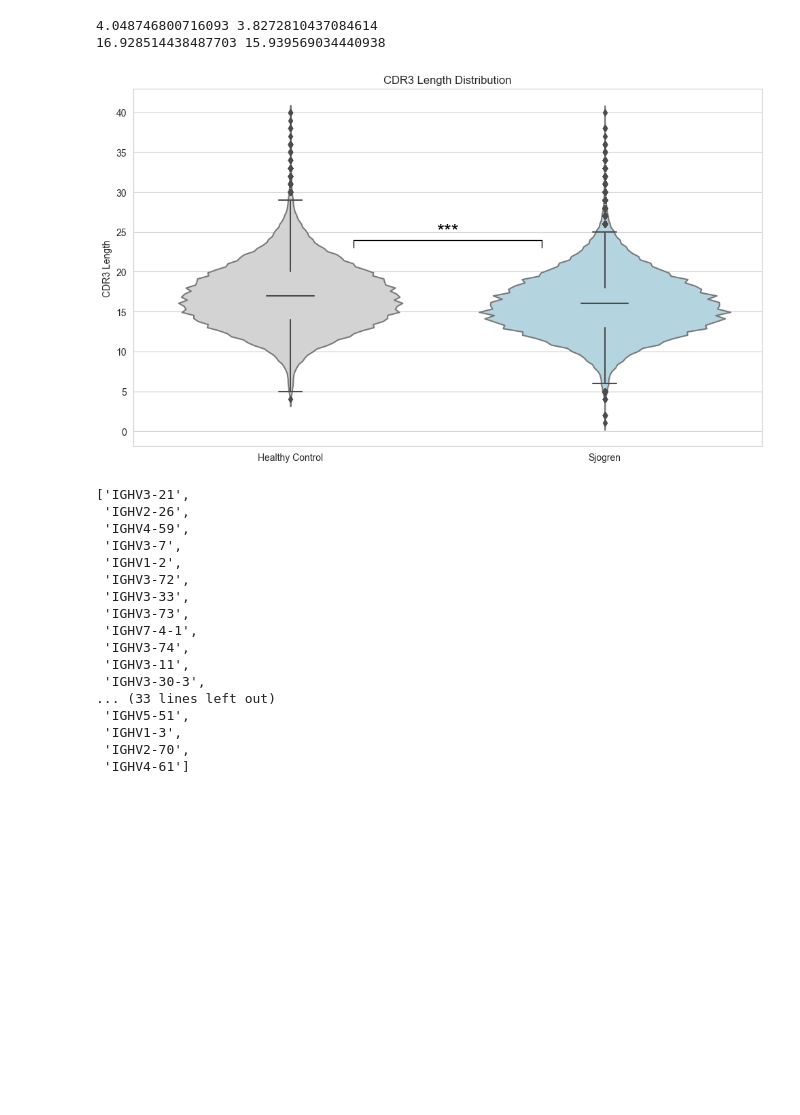
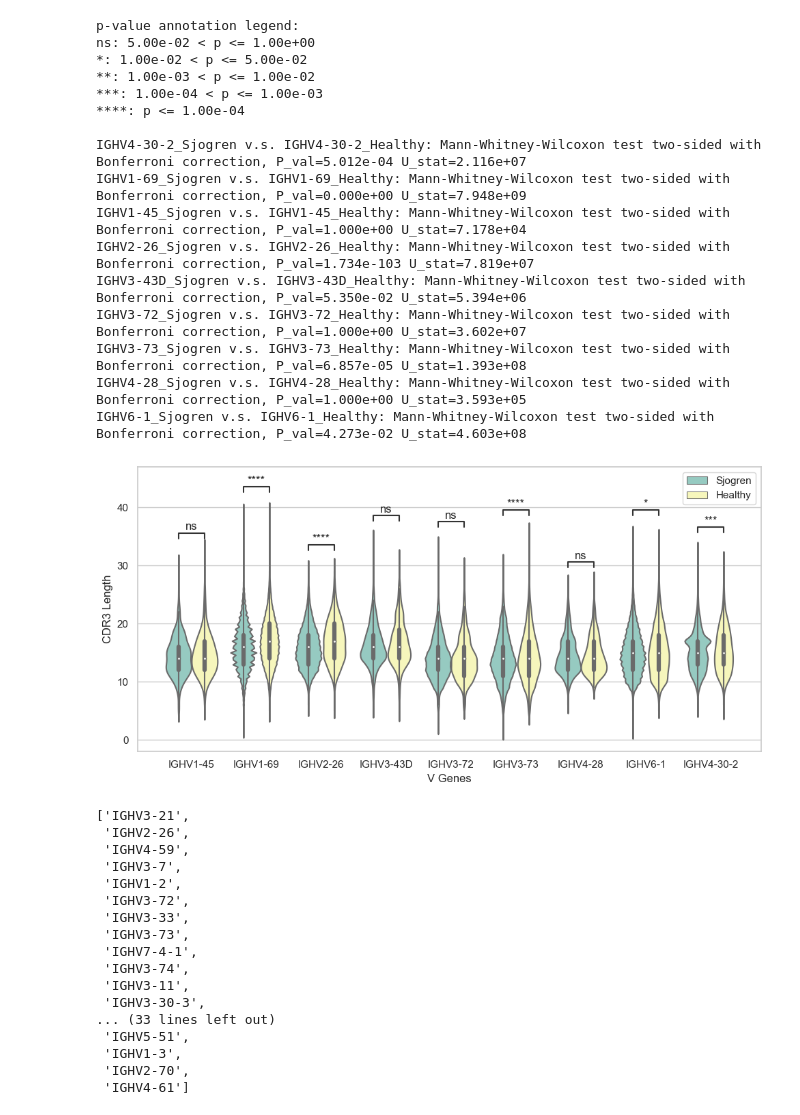
Before and after one commit to DaeheonKwon/Grad_proj, a Jupyter notebook: playground.ipynb, the cells around one changed output. Cells and saved outputs as stored; diff of their text form; code cells hidden in the pictures; blank space fills up the shorter version.

```diff
--- a/playground.ipynb
+++ b/playground.ipynb
@@ -159,0 +371,3 @@ plt.show()
+# %%
+df = pd.read_csv('../Data/skempi_v2.tsv', sep='\t')
+df
@@ -173,35 +544,47 @@ merged_df.columns=['healthy', 'sjogren']
-# %%
-# Create a violin plot with significance marking
-plt.figure(figsize=(10, 6))
-
-# Create the violin plot for both 'Healthy' and 'Sjogren' columns
-sns.violinplot(data=merged_df, inner=None, palette={"healthy": "lightgray", "sjogren": "lightblue"}, bw=0.11)
-sns.boxplot(data=merged_df, color='r', width=0.15)
-
-
-# Calculate and display p-values
-group1_data = merged_df['healthy'].dropna()
-group2_data = merged_df['sjogren'].dropna()
-print(np.std(group1_data), np.std(group2_data))
-print(np.mean(group1_data), np.mean(group2_data))
-p_value = stats.ttest_ind(group1_data, group2_data).pvalue
-if p_value<0.001:
-    plt.text(0.5, 25, "***", fontsize=20, color='black', ha='center', va='center')
-    plt.plot([0.2, 0.8], [24, 24], color='black', linewidth=1)  # Horizontal line
-    plt.plot([0.2, 0.2], [23, 24], color='black', linewidth=1)   # Vertical line
-    plt.plot([0.8, 0.8], [23, 24], color='black', linewidth=1)
-
-# Customize the plot
-plt.ylabel('CDR3 Length')
-plt.title('CDR3 Length Distribution')
-plt.xticks([0, 1], ['Healthy Control', 'Sjogren'])
-plt.tight_layout()
-plt.savefig('../Data/Figures/CDR3_length/IGHV1-69/CDR3_length_violin.png', dpi=500)
-plt.show()
-# %% [output]
-4.048746800716093 3.8272810437084614
-16.928514438487703 15.939569034440938
-[figure, removed]
+# %%
+# Create a violin plot with significance marking
+plt.figure(figsize=(10, 5))
+
+data = merged_df[merged_df['V Genes'].isin(['IGHV1-69', 'IGHV3-43D', 'IGHV4-28', 'IGHV3-72', 'IGHV1-45', 'IGHV4-30-2', 'IGHV3-73', 'IGHV2-26', 'IGHV6-1'])]
+# data = merged_df[~merged_df['V Genes'].isin(['IGHV2-70D'])]
+
+
+# Create the violin plot for both 'Healthy' and 'Sjogren' columns
+ax = sns.violinplot(data=data, x='V Genes', y='CDR3 Length', hue='Group', palette='Set3')
+
+box_pairs = []
+variables = data['V Genes'].unique()
+groups = data['Group'].unique()
+
+for var in variables:
+    box_pairs.append(((var, groups[0]), (var, groups[1])))
+
+statannot.add_stat_annotation(ax, data=data, x='V Genes', y='CDR3 Length', hue='Group', box_pairs=box_pairs, test='Mann-Whitney', text_format='star', verbose=2, loc="inside")
+
+# plt.setp(ax.xaxis.get_majorticklabels(), rotation=-45, ha="left" )
+sns.move_legend(
+    ax, "upper right", ncol=1, title=None, frameon=True
+)
+plt.tight_layout()
+plt.savefig('../Data/Figures/CDR3_length/CDR3_length_violin_sel_mann_whitney.png', dpi=500)
+# %% [output]
+p-value annotation legend:
+ns: 5.00e-02 < p <= 1.00e+00
+*: 1.00e-02 < p <= 5.00e-02
+**: 1.00e-03 < p <= 1.00e-02
+***: 1.00e-04 < p <= 1.00e-03
+****: p <= 1.00e-04
+
+IGHV4-30-2_Sjogren v.s. IGHV4-30-2_Healthy: Mann-Whitney-Wilcoxon test two-sided with Bonferroni correction, P_val=5.012e-04 U_stat=2.116e+07
+IGHV1-69_Sjogren v.s. IGHV1-69_Healthy: Mann-Whitney-Wilcoxon test two-sided with Bonferroni correction, P_val=0.000e+00 U_stat=7.948e+09
+IGHV1-45_Sjogren v.s. IGHV1-45_Healthy: Mann-Whitney-Wilcoxon test two-sided with Bonferroni correction, P_val=1.000e+00 U_stat=7.178e+04
+IGHV2-26_Sjogren v.s. IGHV2-26_Healthy: Mann-Whitney-Wilcoxon test two-sided with Bonferroni correction, P_val=1.734e-103 U_stat=7.819e+07
+IGHV3-43D_Sjogren v.s. IGHV3-43D_Healthy: Mann-Whitney-Wilcoxon test two-sided with Bonferroni correction, P_val=5.350e-02 U_stat=5.394e+06
+IGHV3-72_Sjogren v.s. IGHV3-72_Healthy: Mann-Whitney-Wilcoxon test two-sided with Bonferroni correction, P_val=1.000e+00 U_stat=3.602e+07
+IGHV3-73_Sjogren v.s. IGHV3-73_Healthy: Mann-Whitney-Wilcoxon test two-sided with Bonferroni correction, P_val=6.857e-05 U_stat=1.393e+08
+IGHV4-28_Sjogren v.s. IGHV4-28_Healthy: Mann-Whitney-Wilcoxon test two-sided with Bonferroni correction, P_val=1.000e+00 U_stat=3.593e+05
+IGHV6-1_Sjogren v.s. IGHV6-1_Healthy: Mann-Whitney-Wilcoxon test two-sided with Bonferroni correction, P_val=4.273e-02 U_stat=4.603e+08
+[figure, added]
 # %%
 list(common_vgenes)
 # %% [output]
```
Also changed, not shown: parts of 28 cells of this notebook, 2 other files.
